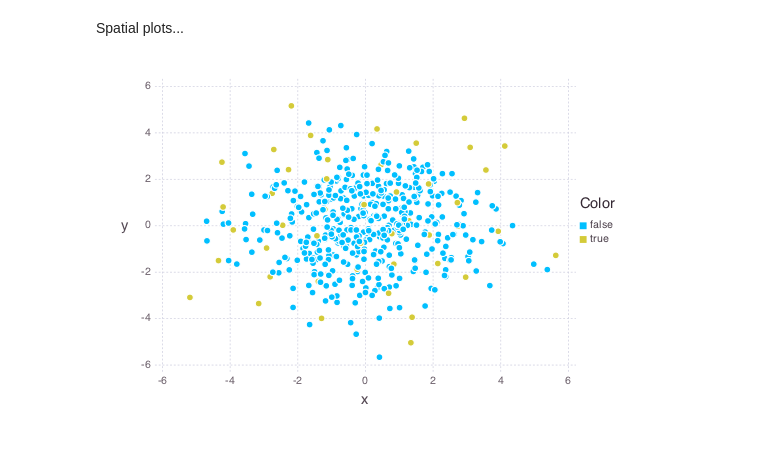
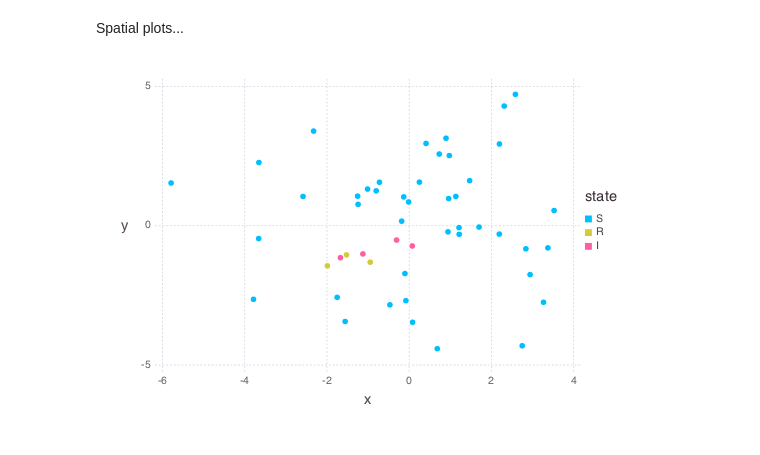
Before and after one commit to jangevaare/ILMs.jl, a Jupyter notebook: example_continuous_SIR.ipynb, the cells around one changed output. Drawn from its saved outputs; the diff is of its cells as text; code cells hidden in the pictures.

Commit message:
Bug fixing with infect_recover functions...

```diff
--- a/example_continuous_SIR.ipynb
+++ b/example_continuous_SIR.ipynb
@@ -7,6 +7,6 @@ state_timeseries (generic function with 1 method)
 # %% [markdown]
 Generate a population from a bi-variate normal distribution...
 # %%
-pop_db1 = create_pop_db(500, MvNormal(eye(2).*3))
+pop_db1 = create_pop_db(50, MvNormal(eye(2).*4))
 # %% [output]
 |  | ind_id | x | y |
@@ -28,5 +58,5 @@ pop_db1 = create_pop_db(500, MvNormal(eye(2).*3))
 # %% [markdown]
 Generate the initial infection and propagate infection through population (SIR model) in continuous time with parameters alpha=1, beta=15, gamma=5
 # %%
-evdb = infect_recover_loop(pop_db1, "continuous", "SIR", 1, 15, 5)
+evdb = infect_recover_loop(pop_db1, "continuous", "SIR", 1, 5, 10)
 # %% [output]
@@ -65,6 +78,7 @@ plot(evseries, x="time", y="R", Geom.line)
 # %% [markdown]
 Spatial plots...
 # %%
-plot(pop_db1, x="x", y="y", Geom.point, color=find_state(evdb, 3, "I"))
+state_db=spatial_states(pop_db1, evdb, evdb.event_times[10])
+plot(state_db, x="x", y="y", Geom.point, color="state")
 # %% [output]
-[figure, old version]
+[figure, new version]
```
Also changed, not shown: parts of 9 cells of this notebook, 2 other files.
